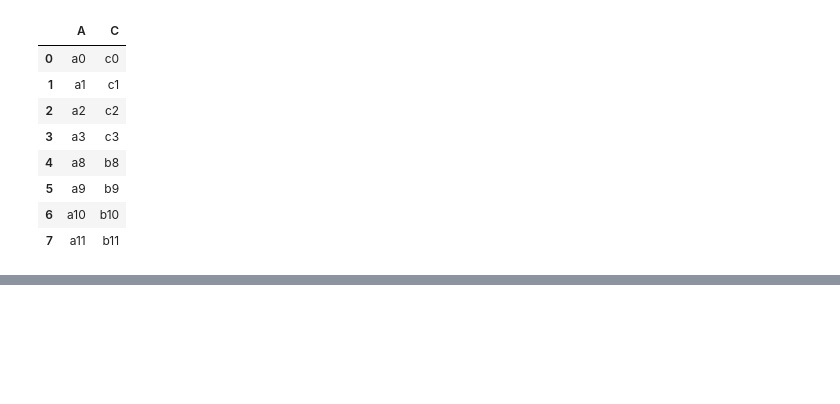
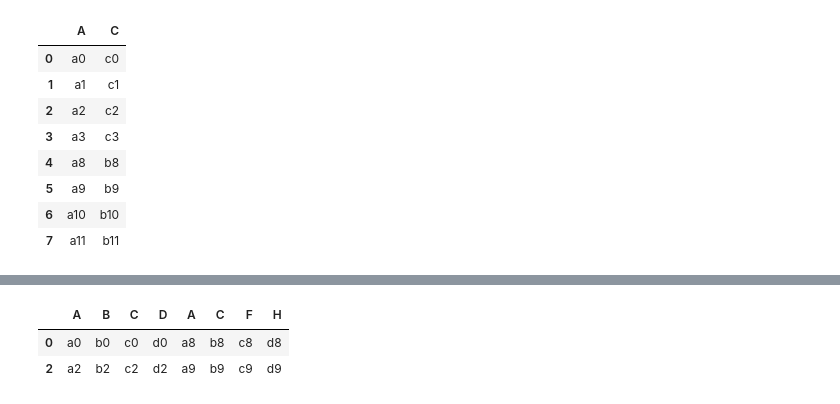
Before and after one commit to t8t/python22, a Jupyter notebook: Day4.ipynb, the cells around one changed output, grey strips where cells are left out. Saved outputs shown, nothing was run; the diff lists cells and outputs as text; code cells hidden in the pictures; blank space fills up the shorter version.

```diff
--- a/Day4.ipynb
+++ b/Day4.ipynb
@@ -869,0 +922,8 @@ df6
+# %%
+# 행번호가 일치하는 것끼리만 연결 : y축 기준
+col_concat2 = pd.concat([df1,df3], axis=1, join="inner")
+col_concat2
+# %% [output]
+|  | A | B | C | D | A | C | F | H |
+| 0 | a0 | b0 | c0 | d0 | a8 | b8 | c8 | d8 |
+| 2 | a2 | b2 | c2 | d2 | a9 | b9 | c9 | d9 |
```
Also changed, not shown: parts of 22 cells of this notebook.
